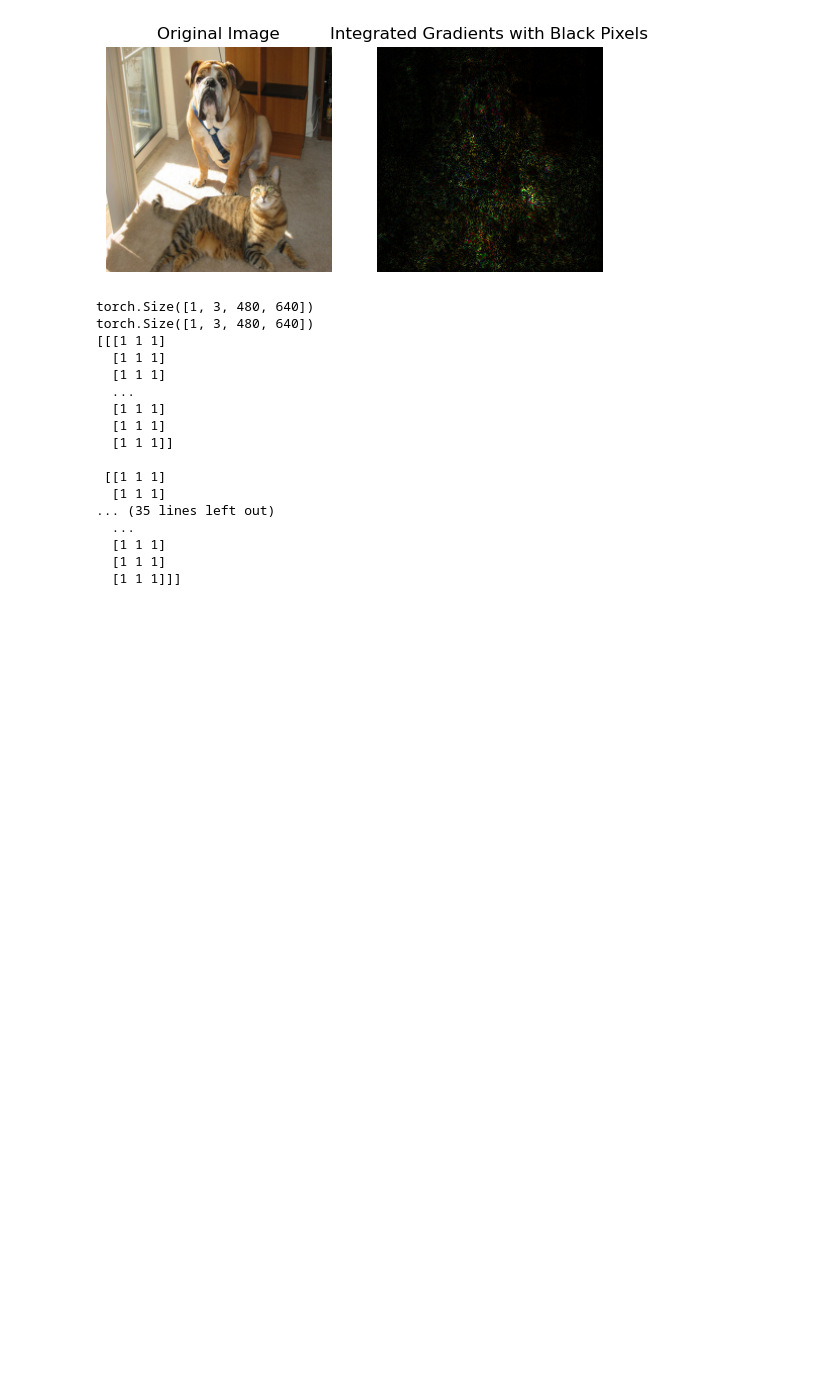
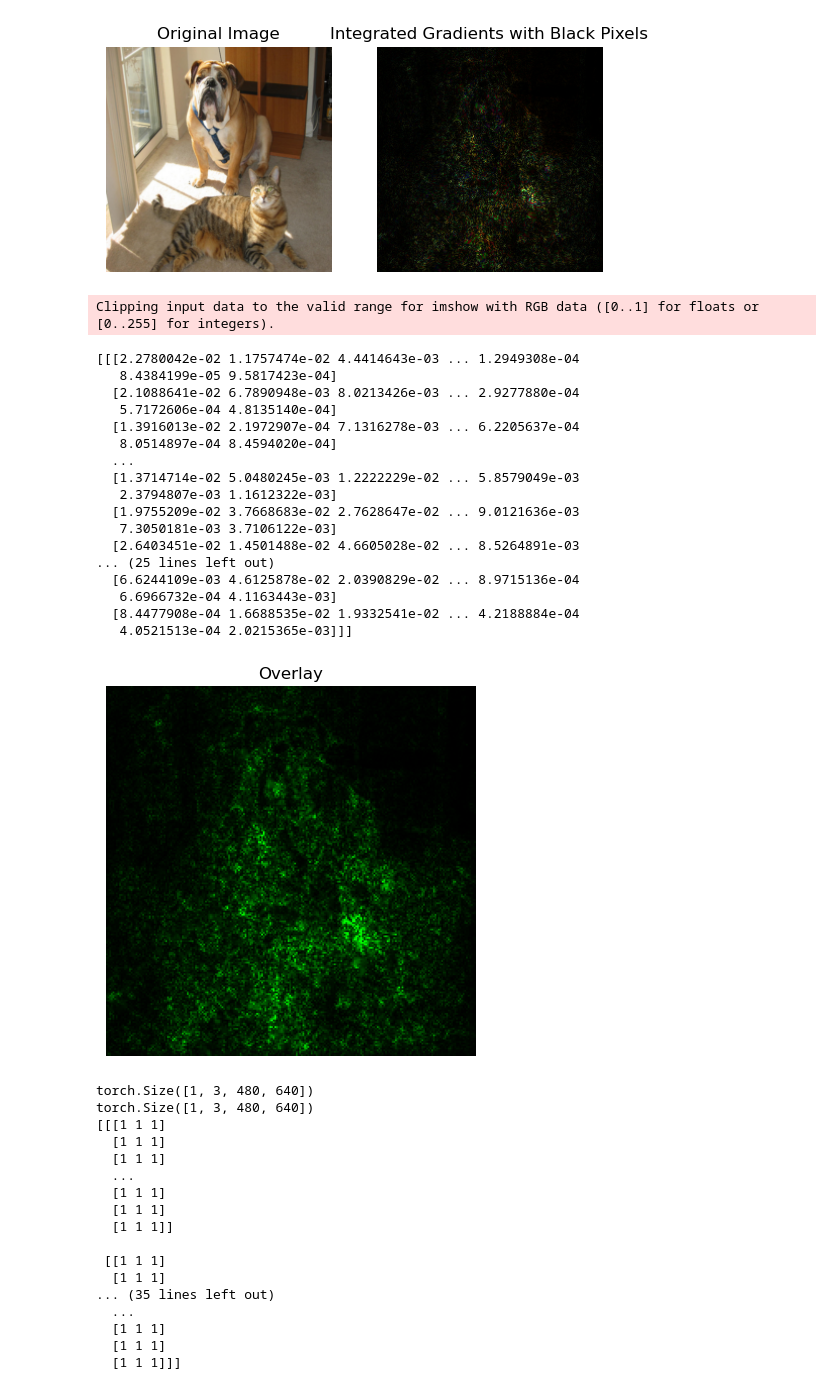
Before and after one commit to zhiyuan5986/CS3612-Machine-Learning-Final-Project, a Jupyter notebook: Task3/Task3.6.ipynb, the cells around one changed output. Drawn from its saved outputs; the diff is of its cells as text; code cells hidden in the pictures; blank space fills up the shorter version.

```diff
--- a/Task3/Task3.6.ipynb
+++ b/Task3/Task3.6.ipynb
@@ -341,6 +343,56 @@ visualize_integrated_gradients_fixed(integrated_gradients, image.permute(1,2,0))
   [8.4467814e-04 1.6688675e-02 1.9331893e-02 ... 4.2176878e-04
    4.0547285e-04 2.0217651e-03]]]
 [figure]
+# %%
+# 20230508 直接画overlay， 或用绿色绘制overlay
+def visualize_integrated_gradients_fixed(integrated_gradients):
+    # print(torch.norm(integrated_gradients))
+    # Convert the image and integrated gradients to numpy arrays
+    # image_np = image.detach().cpu().numpy()
+    integrated_gradients = integrated_gradients.detach().cpu().numpy()
+
+    # Compute the absolute values of the integrated gradients
+    # print(np.linalg.norm(integrated_gradients))
+    integrated_gradients /= np.linalg.norm(integrated_gradients)
+    magnitudes = np.abs(integrated_gradients)
+    # print(integrated_gradients)
+
+    max_magnitude = magnitudes.max()
+    # Compute a threshold for small magnitudes
+    magnitudes /= max_magnitude
+
+    print(magnitudes)
+    # overlay = 0.7 * image_np + 0.3 * magnitudes.transpose(1,2,0)
+
+    plt.axis('off')
+    plt.title('Overlay')
+    magnitudes = magnitudes.sum(axis=0)
+    magnitudes = np.stack([np.zeros(magnitudes.shape), magnitudes, np.zeros(magnitudes.shape)], axis = 0).transpose(1,2,0)
+    plt.imshow(magnitudes)
+    # plt.imshow(magnitudes.transpose(1,2,0).sum(axis=2) * [0, 255, 0])
+    # plt.savefig("./Task3.6.png")
+
+visualize_integrated_gradients_fixed(integrated_gradients)
+# %% [output]
+Clipping input data to the valid range for imshow with RGB data ([0..1] for floats or [0..255] for integers).
+[[[2.2780042e-02 1.1757474e-02 4.4414643e-03 ... 1.2949308e-04
+   8.4384199e-05 9.5817423e-04]
+  [2.1088641e-02 6.7890948e-03 8.0213426e-03 ... 2.9277880e-04
+   5.7172606e-04 4.8135140e-04]
+  [1.3916013e-02 2.1972907e-04 7.1316278e-03 ... 6.2205637e-04
+   8.0514897e-04 8.4594020e-04]
+  ...
+  [1.3714714e-02 5.0480245e-03 1.2222229e-02 ... 5.8579049e-03
+   2.3794807e-03 1.1612322e-03]
+  [1.9755209e-02 3.7668683e-02 2.7628647e-02 ... 9.0121636e-03
+   7.3050181e-03 3.7106122e-03]
+  [2.6403451e-02 1.4501488e-02 4.6605028e-02 ... 8.5264891e-03
+... (25 lines left out)
+  [6.6244109e-03 4.6125878e-02 2.0390829e-02 ... 8.9715136e-04
+   6.6966732e-04 4.1163443e-03]
+  [8.4477908e-04 1.6688535e-02 1.9332541e-02 ... 4.2188884e-04
+   4.0521513e-04 2.0215365e-03]]]
+[figure, added]
 # %%
 # 没用
 def visualize_integrated_gradients(integrated_gradients, image):
```
Also changed, not shown: parts of 1 cell of this notebook, 15 other files.
